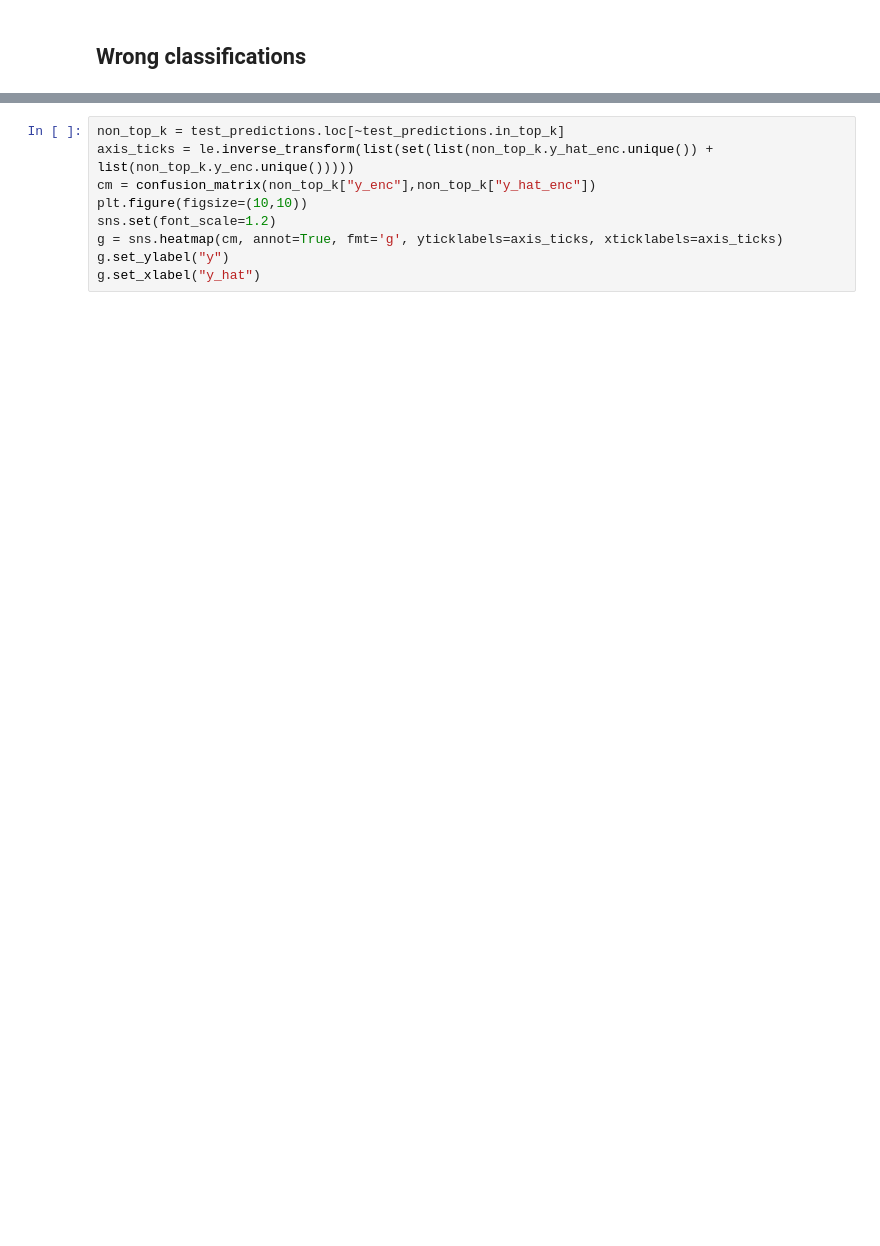
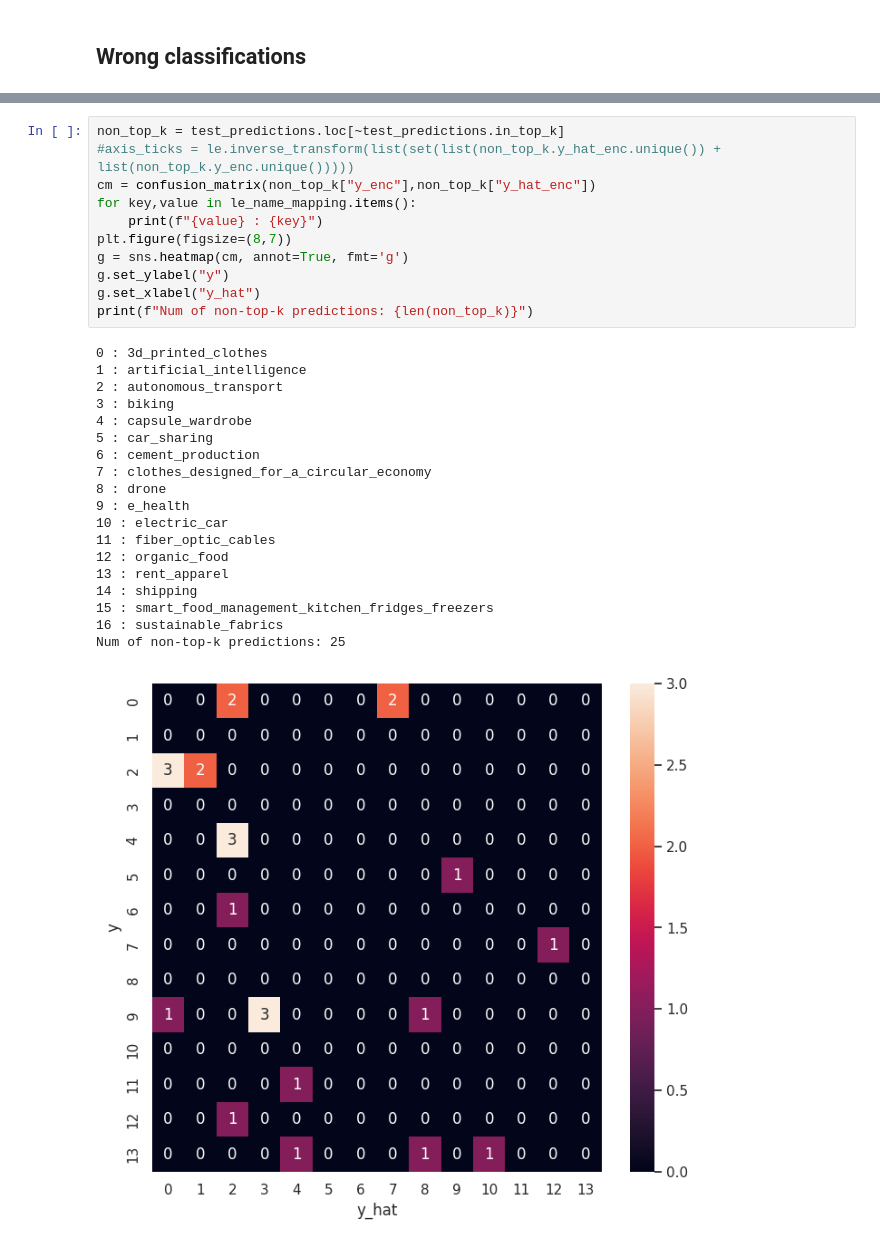
Before and after one commit to sdg-ai/trends-innovations, a Jupyter notebook: trends_innovations/classifier_experiments/distilbert_experiment.ipynb, the cells around one changed output, grey strips where cells are left out. Saved outputs shown, nothing was run; the diff lists cells and outputs as text; blank space fills up the shorter version.

```diff
--- a/trends_innovations/classifier_experiments/distilbert_experiment.ipynb
+++ b/trends_innovations/classifier_experiments/distilbert_experiment.ipynb
@@ -386,12 +444,34 @@ Text(0.5, 72.98437499999999, 'y_hat')
 # %%
 non_top_k = test_predictions.loc[~test_predictions.in_top_k]
-axis_ticks = le.inverse_transform(list(set(list(non_top_k.y_hat_enc.unique()) + list(non_top_k.y_enc.unique()))))
+#axis_ticks = le.inverse_transform(list(set(list(non_top_k.y_hat_enc.unique()) + list(non_top_k.y_enc.unique()))))
 cm = confusion_matrix(non_top_k["y_enc"],non_top_k["y_hat_enc"])
-plt.figure(figsize=(10,10))
-sns.set(font_scale=1.2)
-g = sns.heatmap(cm, annot=True, fmt='g', yticklabels=axis_ticks, xticklabels=axis_ticks)
+for key,value in le_name_mapping.items():
+    print(f"{value} : {key}")
+plt.figure(figsize=(8,7))
+g = sns.heatmap(cm, annot=True, fmt='g')
 g.set_ylabel("y")
 g.set_xlabel("y_hat")
+print(f"Num of non-top-k predictions: {len(non_top_k)}")
+# %% [output]
+0 : 3d_printed_clothes
+1 : artificial_intelligence
+2 : autonomous_transport
+3 : biking
+4 : capsule_wardrobe
+5 : car_sharing
+6 : cement_production
+7 : clothes_designed_for_a_circular_economy
+8 : drone
+9 : e_health
+10 : electric_car
+11 : fiber_optic_cables
+12 : organic_food
+13 : rent_apparel
+14 : shipping
+15 : smart_food_management_kitchen_fridges_freezers
+16 : sustainable_fabrics
+Num of non-top-k predictions: 25
+[figure, added]
 # %%
 for idx, row in non_top_k.sort_values(by=['y']).iterrows():
     print(f"[{idx}]")
```
Also changed, not shown: parts of 19 cells of this notebook, 2 other files.
